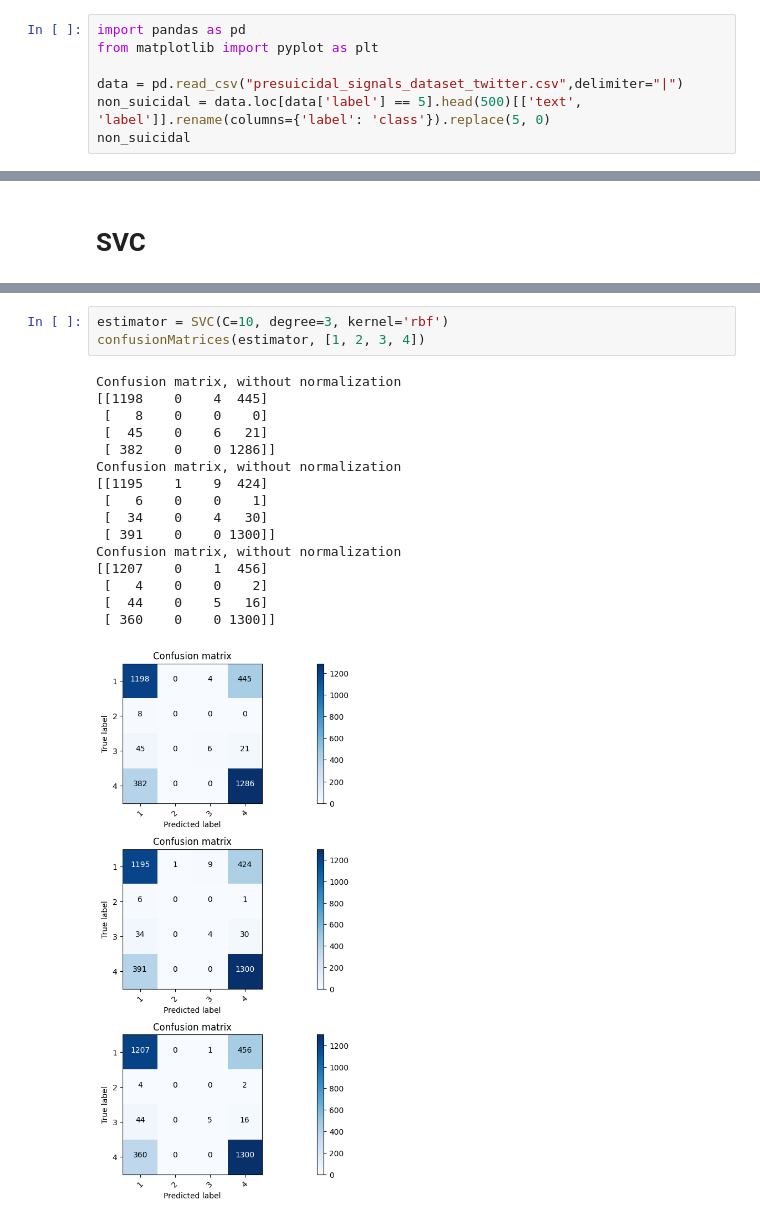
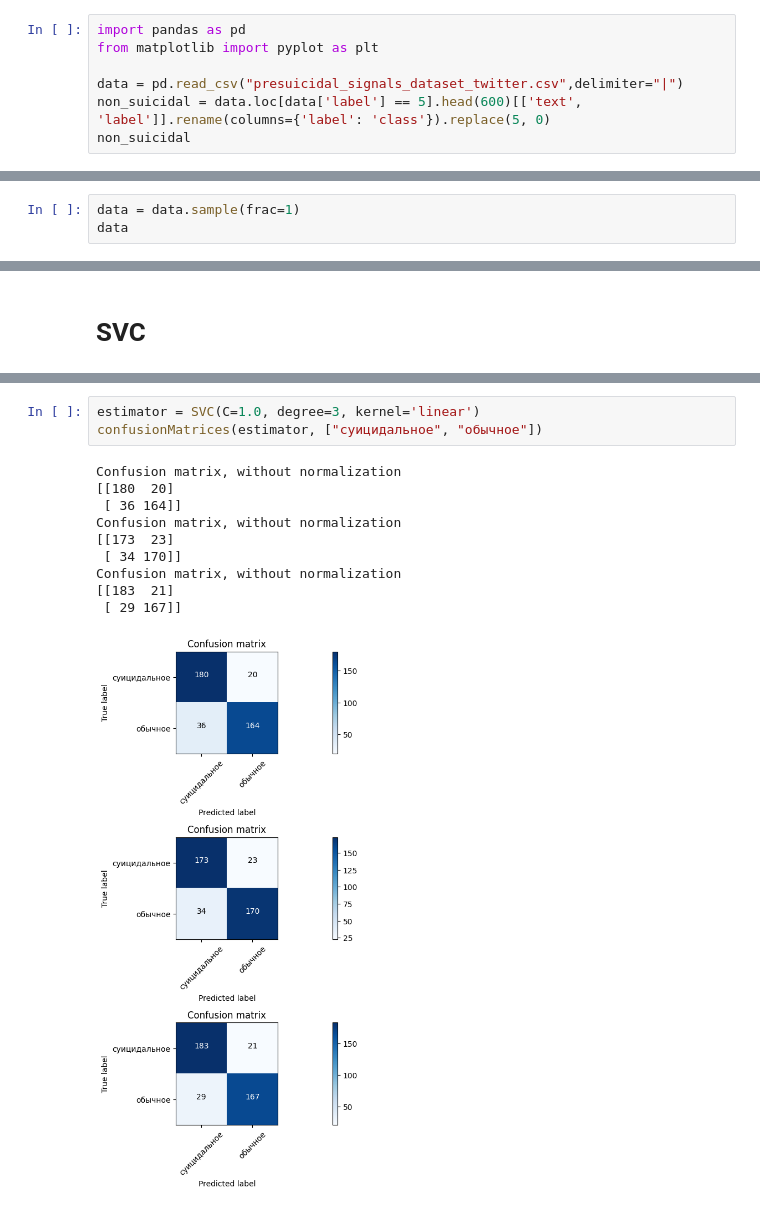
Before and after one commit to TheSawIsTheLaw/iWannaKillMyself, a Jupyter notebook: dataset/checkchekCBM.ipynb, the cells around one changed output, grey strips where cells are left out. Saved outputs shown, nothing was run; the diff lists cells and outputs as text.

```diff
--- a/dataset/checkchekCBM.ipynb
+++ b/dataset/checkchekCBM.ipynb
@@ -3,7 +3,7 @@ import pandas as pd
 from matplotlib import pyplot as plt
 
 data = pd.read_csv("presuicidal_signals_dataset_twitter.csv",delimiter="|")
-non_suicidal = data.loc[data['label'] == 5].head(500)[['text', 'label']].rename(columns={'label': 'class'}).replace(5, 0)
+non_suicidal = data.loc[data['label'] == 5].head(600)[['text', 'label']].rename(columns={'label': 'class'}).replace(5, 0)
 non_suicidal
 # %% [output]
 |  | text | class |
@@ -159,0 +144,3 @@ data
+# %%
+data = data.sample(frac=1)
+data
@@ -319,23 +303,17 @@ Confusion matrix, without normalization
 # %%
-estimator = SVC(C=10, degree=3, kernel='rbf')
-confusionMatrices(estimator, [1, 2, 3, 4])
+estimator = SVC(C=1.0, degree=3, kernel='linear')
+confusionMatrices(estimator, ["суицидальное", "обычное"])
 # %% [output]
 Confusion matrix, without normalization
-[[1198    0    4  445]
- [   8    0    0    0]
- [  45    0    6   21]
- [ 382    0    0 1286]]
+[[180  20]
+ [ 36 164]]
 Confusion matrix, without normalization
-[[1195    1    9  424]
- [   6    0    0    1]
- [  34    0    4   30]
- [ 391    0    0 1300]]
+[[173  23]
+ [ 34 170]]
 Confusion matrix, without normalization
-[[1207    0    1  456]
- [   4    0    0    2]
- [  44    0    5   16]
- [ 360    0    0 1300]]
+[[183  21]
+ [ 29 167]]
-[figure, old version]
+[figure, new version]
 # %%
 crossScores(estimator)
 # %% [output]
```
Also changed, not shown: parts of 15 cells of this notebook.
